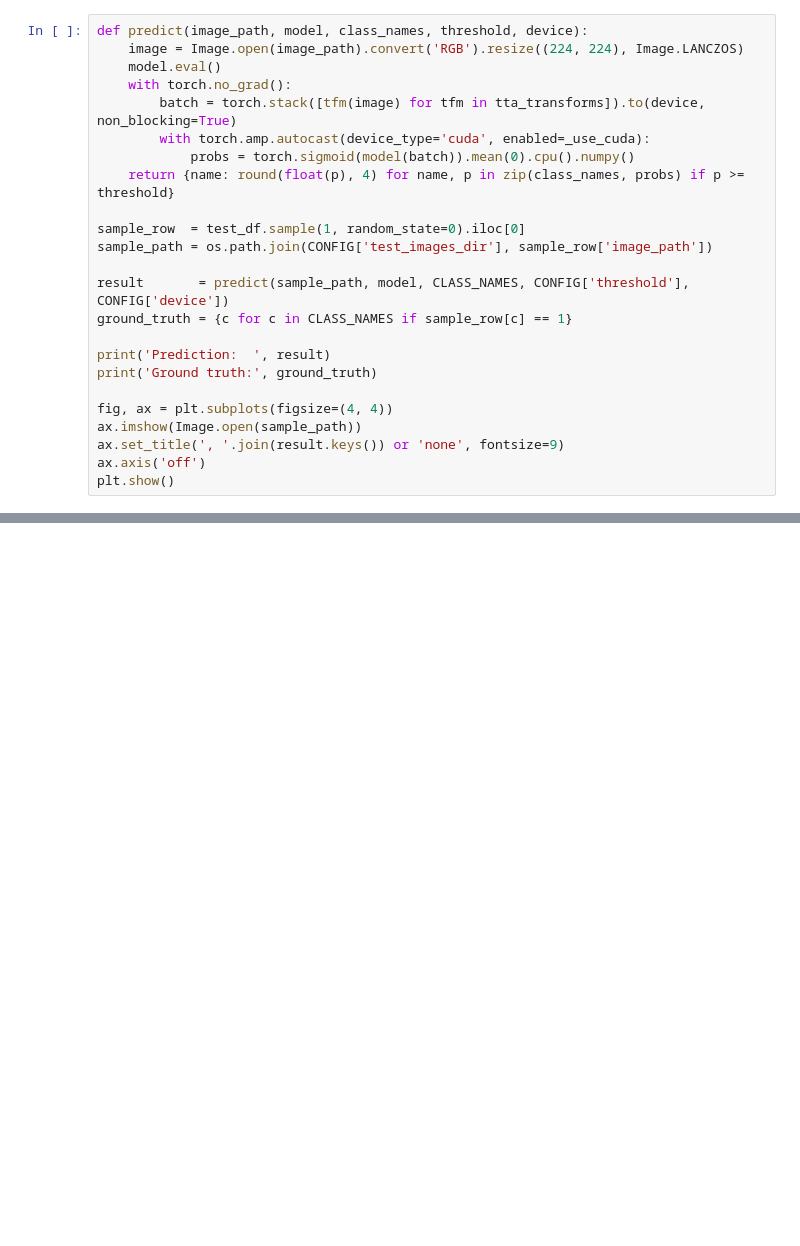
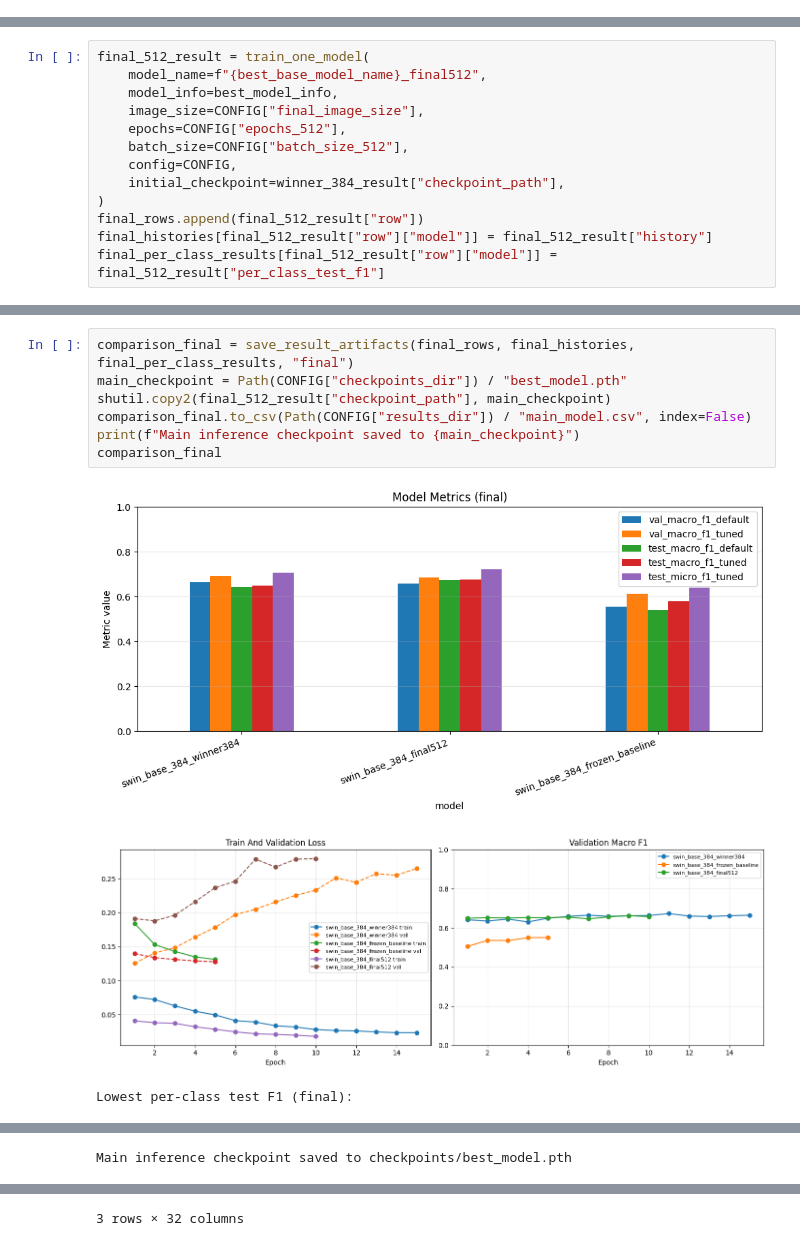
Before and after one commit to gllekkoff/outfit-classifier, a Jupyter notebook: outfit-classifier.ipynb, the cells around one changed output, grey strips where cells are left out. Cells and saved outputs as stored; diff of their text form; blank space fills up the shorter version.

Commit message:
Project: finalize

```diff
--- a/outfit-classifier.ipynb
+++ b/outfit-classifier.ipynb
@@ -592,24 +0,0 @@ plot_predictions_grid(test_dataset, model, CLASS_NAMES, CONFIG['threshold'], CON
-# %%
-def predict(image_path, model, class_names, threshold, device):
-    image = Image.open(image_path).convert('RGB').resize((224, 224), Image.LANCZOS)
-    model.eval()
-    with torch.no_grad():
-        batch = torch.stack([tfm(image) for tfm in tta_transforms]).to(device, non_blocking=True)
-        with torch.amp.autocast(device_type='cuda', enabled=_use_cuda):
-            probs = torch.sigmoid(model(batch)).mean(0).cpu().numpy()
-    return {name: round(float(p), 4) for name, p in zip(class_names, probs) if p >= threshold}
-
-sample_row  = test_df.sample(1, random_state=0).iloc[0]
-sample_path = os.path.join(CONFIG['test_images_dir'], sample_row['image_path'])
-
-result       = predict(sample_path, model, CLASS_NAMES, CONFIG['threshold'], CONFIG['device'])
-ground_truth = {c for c in CLASS_NAMES if sample_row[c] == 1}
-
-print('Prediction:  ', result)
-print('Ground truth:', ground_truth)
-
-fig, ax = plt.subplots(figsize=(4, 4))
-ax.imshow(Image.open(sample_path))
-ax.set_title(', '.join(result.keys()) or 'none', fontsize=9)
-ax.axis('off')
-plt.show()
@@ -619,0 +1114,13 @@ Ground truth: {'heels', 'top', 'shorts'}
+# %%
+final_512_result = train_one_model(
+    model_name=f"{best_base_model_name}_final512",
+    model_info=best_model_info,
+    image_size=CONFIG["final_image_size"],
+    epochs=CONFIG["epochs_512"],
+    batch_size=CONFIG["batch_size_512"],
+    config=CONFIG,
+    initial_checkpoint=winner_384_result["checkpoint_path"],
+)
+final_rows.append(final_512_result["row"])
+final_histories[final_512_result["row"]["model"]] = final_512_result["history"]
+final_per_class_results[final_512_result["row"]["model"]] = final_512_result["per_class_test_f1"]
@@ -619,0 +1157,11 @@ Ground truth: {'heels', 'top', 'shorts'}
+# %%
+comparison_final = save_result_artifacts(final_rows, final_histories, final_per_class_results, "final")
+main_checkpoint = Path(CONFIG["checkpoints_dir"]) / "best_model.pth"
+shutil.copy2(final_512_result["checkpoint_path"], main_checkpoint)
+comparison_final.to_csv(Path(CONFIG["results_dir"]) / "main_model.csv", index=False)
+print(f"Main inference checkpoint saved to {main_checkpoint}")
+comparison_final
+# %% [output]
+[figure, added]
+[figure, added]
+Lowest per-class test F1 (final):
@@ -619,0 +1178 @@ Ground truth: {'heels', 'top', 'shorts'}
+Main inference checkpoint saved to checkpoints/best_model.pth
@@ -619,0 +1183 @@ Ground truth: {'heels', 'top', 'shorts'}
+3 rows × 32 columns
```
Also changed, not shown: parts of 54 cells of this notebook, 8 other files.
